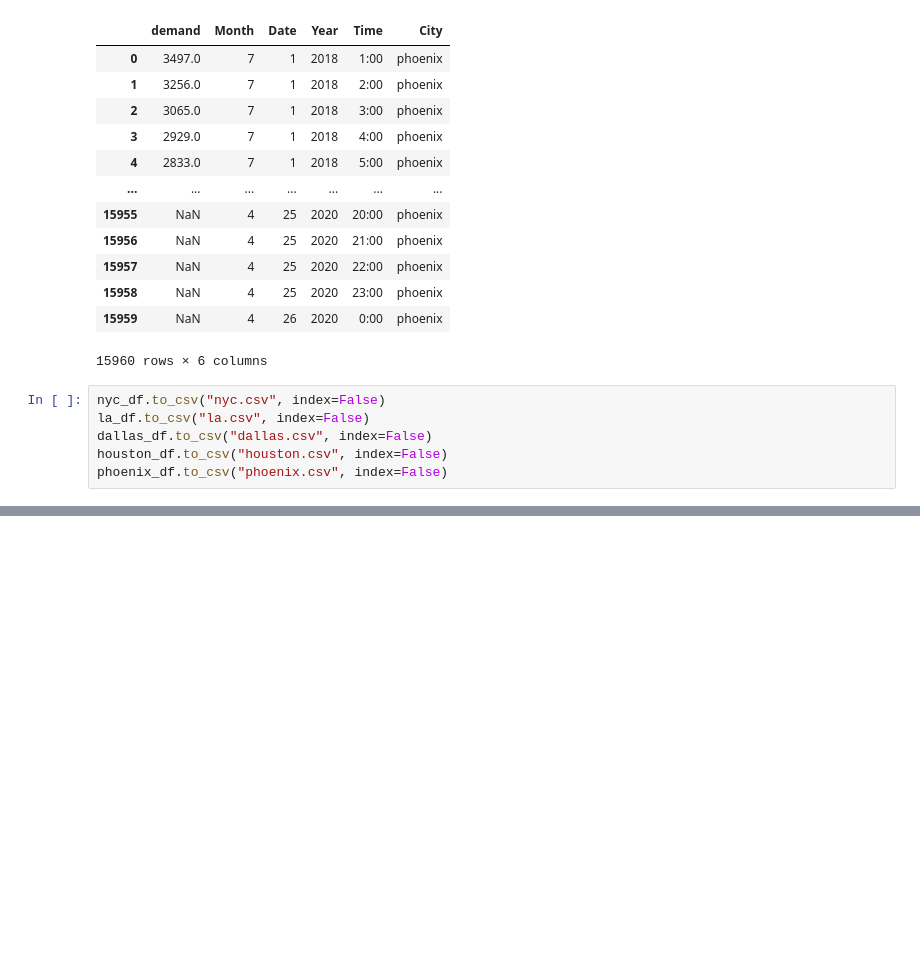
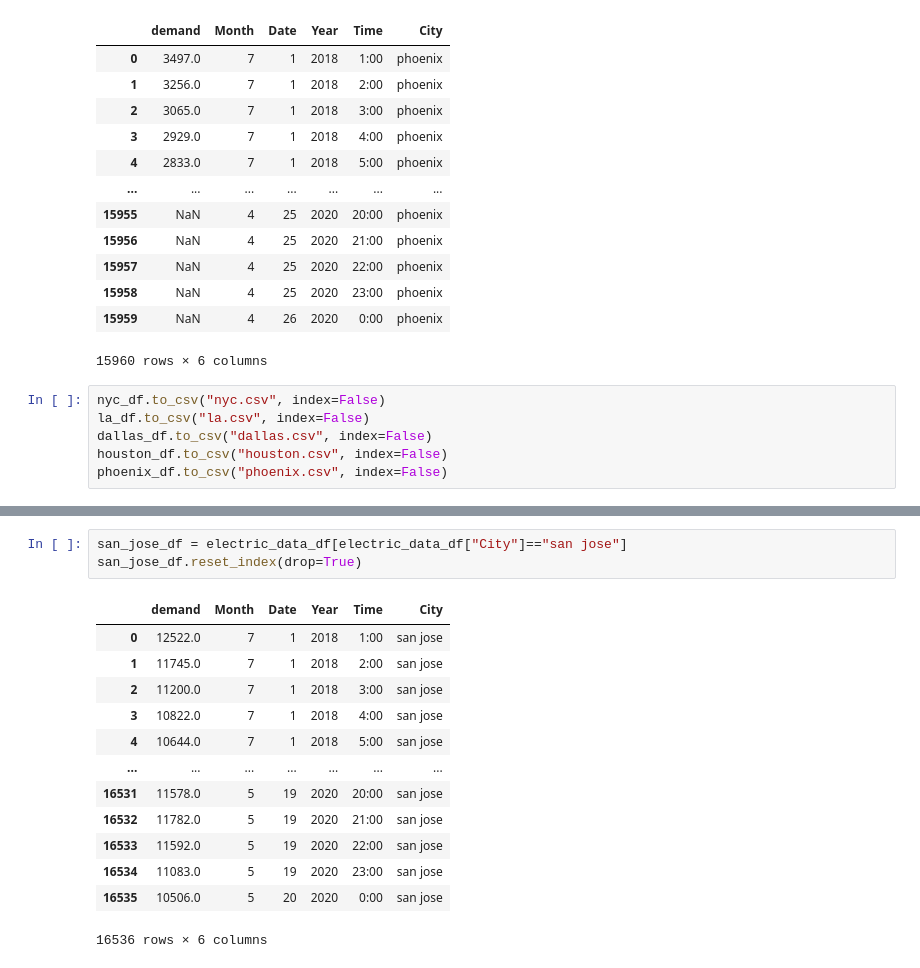
Before and after one commit to claytonmknight/Project3-Group5, a Jupyter notebook: Resources/ETL_code.ipynb, the cells around one changed output, grey strips where cells are left out. Saved outputs shown, nothing was run; the diff lists cells and outputs as text; blank space fills up the shorter version.

```diff
--- a/Resources/ETL_code.ipynb
+++ b/Resources/ETL_code.ipynb
@@ -102,0 +161,17 @@ phoenix_df.to_csv("phoenix.csv", index=False)
+# %%
+san_jose_df = electric_data_df[electric_data_df["City"]=="san jose"]
+san_jose_df.reset_index(drop=True)
+# %% [output]
+|  | demand | Month | Date | Year | Time | City |
+| 0 | 12522.0 | 7 | 1 | 2018 | 1:00 | san jose |
+| 1 | 11745.0 | 7 | 1 | 2018 | 2:00 | san jose |
+| 2 | 11200.0 | 7 | 1 | 2018 | 3:00 | san jose |
+| 3 | 10822.0 | 7 | 1 | 2018 | 4:00 | san jose |
+| 4 | 10644.0 | 7 | 1 | 2018 | 5:00 | san jose |
+| ... | ... | ... | ... | ... | ... | ... |
+| 16531 | 11578.0 | 5 | 19 | 2020 | 20:00 | san jose |
+| 16532 | 11782.0 | 5 | 19 | 2020 | 21:00 | san jose |
+| 16533 | 11592.0 | 5 | 19 | 2020 | 22:00 | san jose |
+| 16534 | 11083.0 | 5 | 19 | 2020 | 23:00 | san jose |
+| 16535 | 10506.0 | 5 | 20 | 2020 | 0:00 | san jose |
+16536 rows × 6 columns
```
Also changed, not shown: parts of 6 cells of this notebook, 5 other files.
